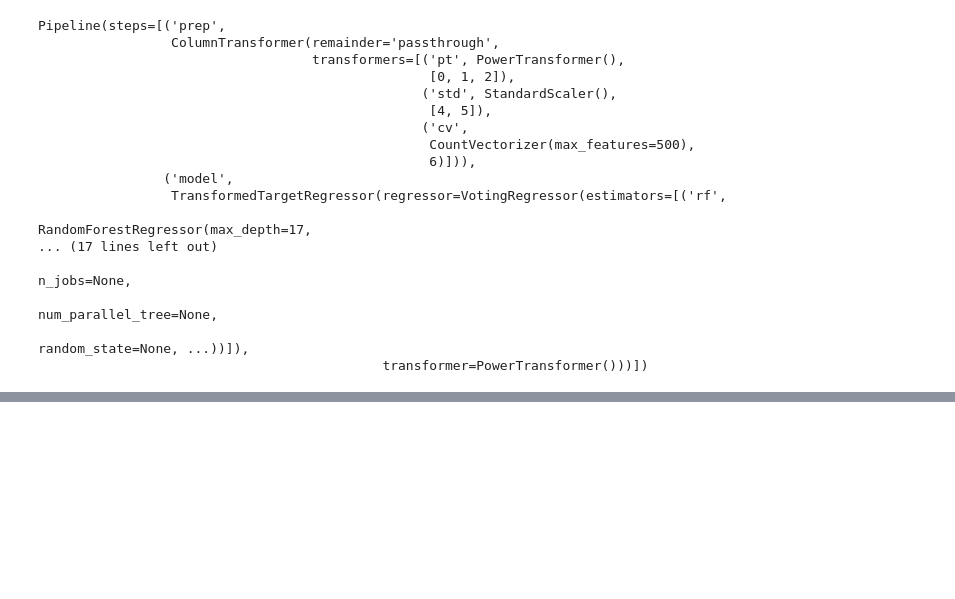
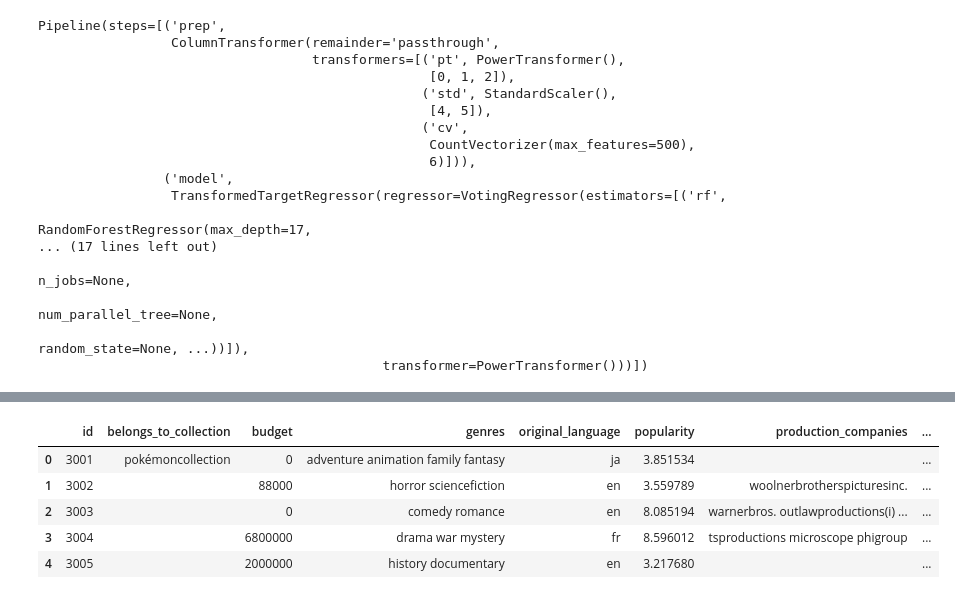
Before and after one commit to abdulvajid1/TMBD-MOVIE-REVENUE-PREDICTION, a Jupyter notebook: notebook.ipynb, the cells around one changed output, grey strips where cells are left out. Drawn from its saved outputs; the diff is of its cells as text; code cells hidden in the pictures; blank space fills up the shorter version.

```diff
--- a/notebook.ipynb
+++ b/notebook.ipynb
@@ -578,0 +592,5 @@ test = test[['id', 'belongs_to_collection', 'budget', 'genres','original_languag
+# %%
+for feature in dict_columns:
+   test[feature] = test[feature].apply(lambda x:ast.literal_eval(x) if pd.notna(x) else {})
+
+   test[feature] = test[feature].apply(lambda x:[dic['name'] for dic in x ] if x!={} else [])
@@ -578,0 +606,9 @@ test = test[['id', 'belongs_to_collection', 'budget', 'genres','original_languag
+# %%
+test.head()
+# %% [output]
+|  | id | belongs_to_collection | budget | genres | original_language | popularity | production_companies | ... |
+| 0 | 3001 | pokémoncollection | 0 | adventure animation family fantasy | ja | 3.851534 |  | ... |
+| 1 | 3002 |  | 88000 | horror sciencefiction | en | 3.559789 | woolnerbrotherspicturesinc. | ... |
+| 2 | 3003 |  | 0 | comedy romance | en | 8.085194 | warnerbros. outlawproductions(i) ... | ... |
+| 3 | 3004 |  | 6800000 | drama war mystery | fr | 8.596012 | tsproductions microscope phigroup | ... |
+| 4 | 3005 |  | 2000000 | history documentary | en | 3.217680 |  | ... |
```
Also changed, not shown: parts of 23 cells of this notebook, 2 other files.
